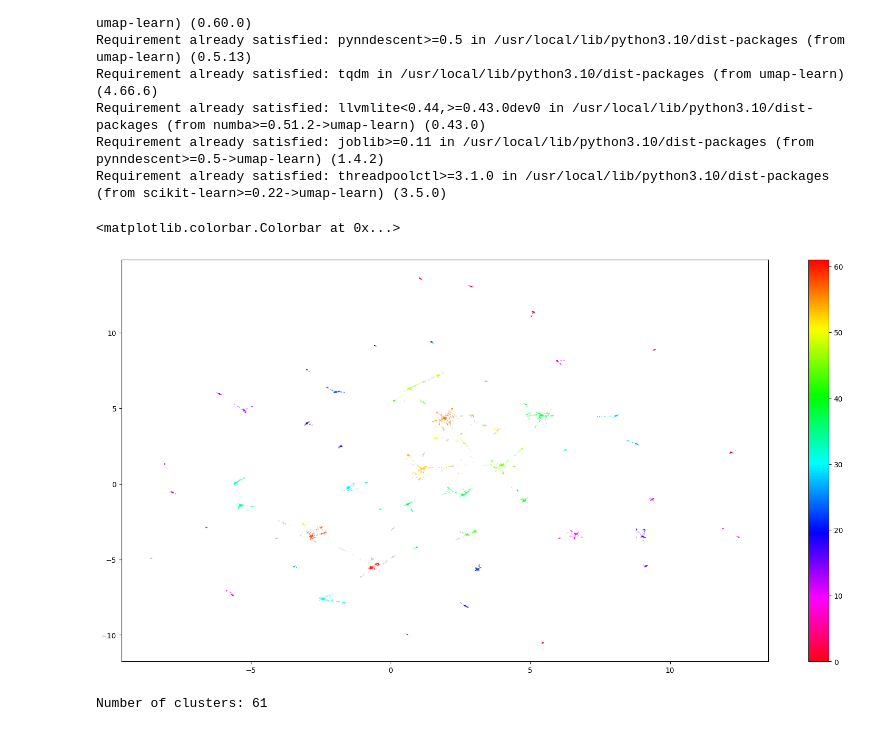
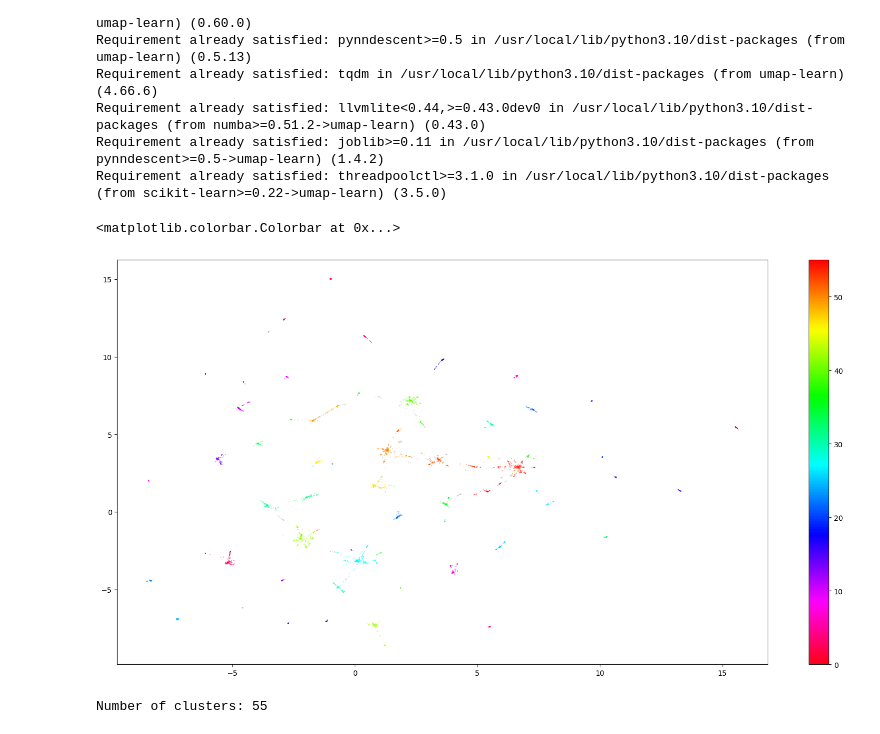
Before and after one commit to MStrzezon/Arxiv-Topic-Trend-Analysis, a Jupyter notebook: src/LDA/Arxiv_Topic_Trend_Analysis_LDA.ipynb, the cells around one changed output. Cells and saved outputs as stored; diff of their text form; code cells hidden in the pictures.

```diff
--- a/src/LDA/Arxiv_Topic_Trend_Analysis_LDA.ipynb
+++ b/src/LDA/Arxiv_Topic_Trend_Analysis_LDA.ipynb
@@ -267,31 +267,32 @@ Requirement already satisfied: threadpoolctl>=3.1.0 in /usr/local/lib/python3.10
 # %%
 import numpy as np
 import pandas as pd
 import umap.umap_ as umap
 import matplotlib.pyplot as plt
 import hdbscan
 
 best_lda_model = model.best_estimator_
 topic_distribution = best_lda_model.transform(data_vectorized)
 
-umap_model = umap.UMAP(n_neighbors=15, n_components=2, min_dist=0.0, metric='cosine')
+umap_model = umap.UMAP(n_neighbors=15, n_components=5, metric='cosine')
 topic_embeddings = umap_model.fit_transform(topic_distribution)
 cluster = hdbscan.HDBSCAN(min_cluster_size=15, metric='euclidean', cluster_selection_method='eom').fit(topic_embeddings)
 
-result = pd.DataFrame(topic_embeddings, columns=['x', 'y'])
+umap_data = umap.UMAP(n_neighbors=15, n_components=2, min_dist=0.0, metric='cosine').fit_transform(topic_distribution)
+result = pd.DataFrame(umap_data, columns=['x', 'y'])
 result['labels'] = cluster.labels_
 
 fig, ax = plt.subplots(figsize=(20, 10))
 outliers = result.loc[result.labels == -1, :]
 clustered = result.loc[result.labels != -1, :]
 plt.scatter(outliers.x, outliers.y, color='#BDBDBD', s=0.05)
 plt.scatter(clustered.x, clustered.y, c=clustered.labels, s=0.05, cmap='hsv_r')
 plt.colorbar()
 # %% [output]
 <matplotlib.colorbar.Colorbar at 0x...>
-[figure, old version]
+[figure, new version]
 # %%
 number_of_clusters = max(set(cluster.labels_))
 print(f"Number of clusters: {number_of_clusters}")
 # %% [output]
-Number of clusters: 61
+Number of clusters: 55
```
